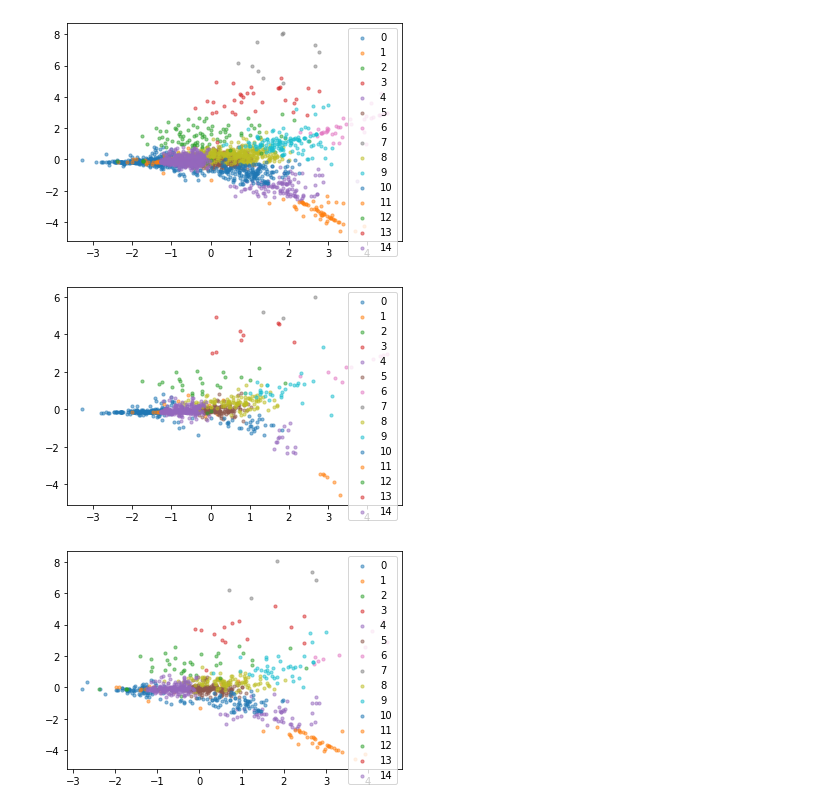
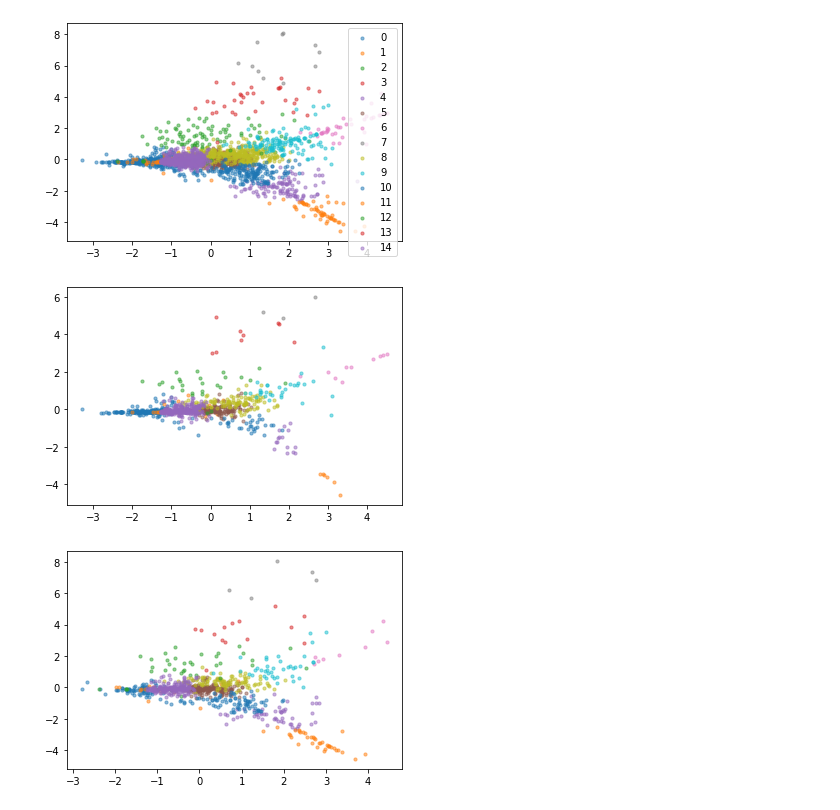
Before and after one commit to jcpark376/Lyrics_project, a Jupyter notebook: Models/Analysis/analysis_us.ipynb, the cells around one changed output. Cells and saved outputs as stored; diff of their text form; code cells hidden in the pictures.

```diff
--- a/Models/Analysis/analysis_us.ipynb
+++ b/Models/Analysis/analysis_us.ipynb
@@ -302,16 +304,16 @@ plt.show()
 # %%
 #90s
 labels_90 = labels[:866]
 x_pca_90 = x_pca[:866]
 
 fig, ax = plt.subplots()
 for g in np.unique(labels_90):
     ix = np.where(labels_90 == g)
     ax.scatter(x_pca_90[:,0][ix], x_pca_90[:,1][ix], label = g, s = 10 ,alpha = 0.5)
-ax.legend()
+# ax.legend()
 plt.show()
 # %% [output]
-[figure, old version]
+[figure, new version]
 # %%
 #2010s
 labels_10 = labels[1812:]
@@ -321,7 +323,7 @@ fig, ax = plt.subplots()
 for g in np.unique(labels_10):
     ix = np.where(labels_10 == g)
     ax.scatter(x_pca_10[:,0][ix], x_pca_10[:,1][ix], label = g, s = 10 ,alpha = 0.5)
-ax.legend()
+# ax.legend()
 plt.show()
 # %% [output]
-[figure, old version]
+[figure, new version]
```
Also changed, not shown: parts of 4 cells of this notebook, 7 other files.
